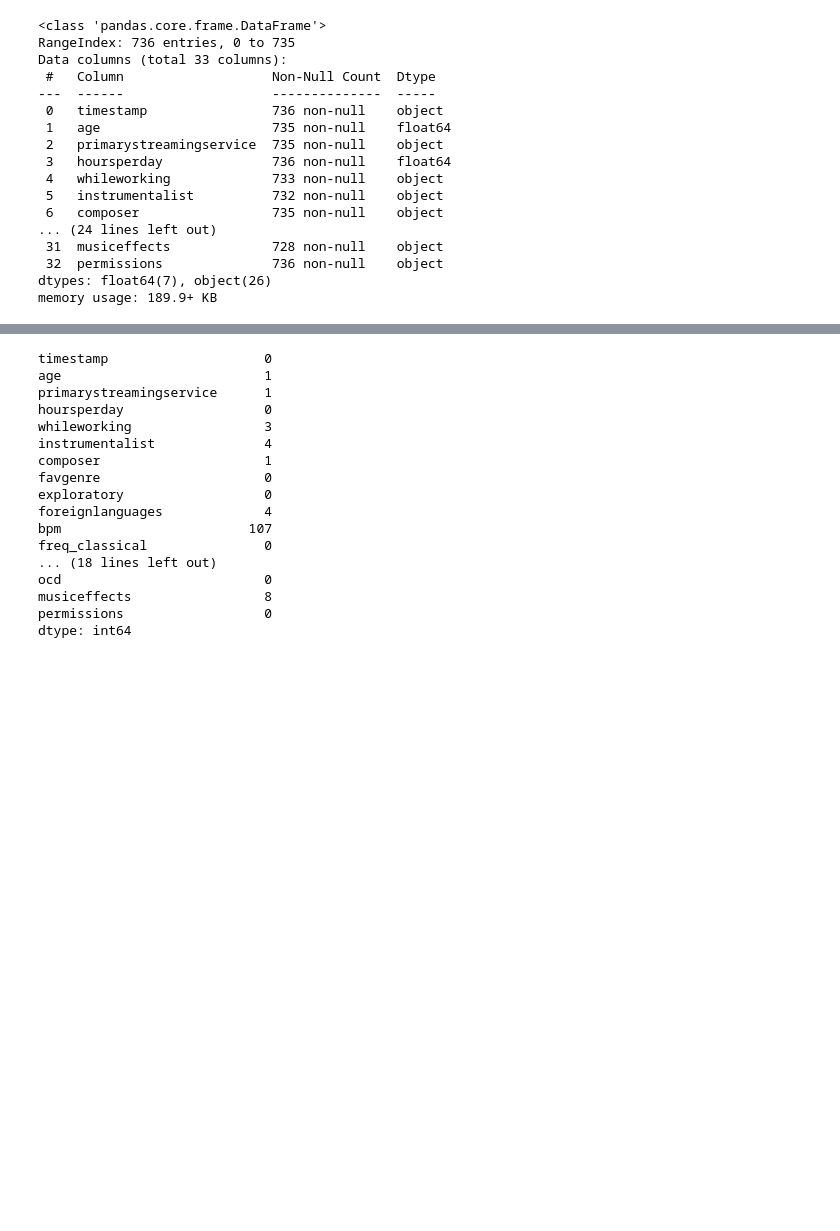
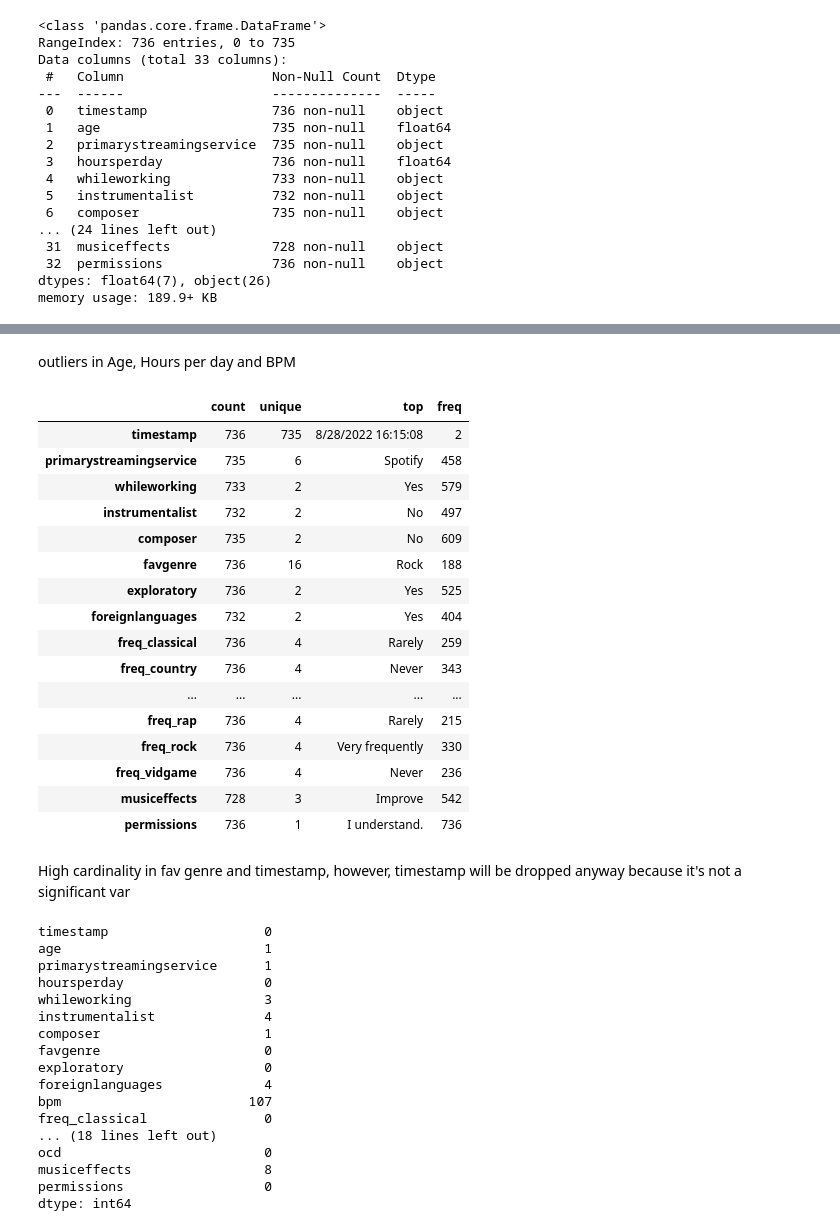
Before and after one commit to andre0422/mxmh_tensorflow, a Jupyter notebook: mxmh.ipynb, the cells around one changed output, grey strips where cells are left out. Saved outputs shown, nothing was run; the diff lists cells and outputs as text; code cells hidden in the pictures; blank space fills up the shorter version.

```diff
--- a/mxmh.ipynb
+++ b/mxmh.ipynb
@@ -61,0 +73,24 @@ memory usage: 189.9+ KB
+# %% [markdown]
+outliers in Age, Hours per day and BPM
+# %%
+df.describe(exclude='number').T
+# %% [output]
+|  | count | unique | top | freq |
+| timestamp | 736 | 735 | 8/28/2022 16:15:08 | 2 |
+| primarystreamingservice | 735 | 6 | Spotify | 458 |
+| whileworking | 733 | 2 | Yes | 579 |
+| instrumentalist | 732 | 2 | No | 497 |
+| composer | 735 | 2 | No | 609 |
+| favgenre | 736 | 16 | Rock | 188 |
+| exploratory | 736 | 2 | Yes | 525 |
+| foreignlanguages | 732 | 2 | Yes | 404 |
+| freq_classical | 736 | 4 | Rarely | 259 |
+| freq_country | 736 | 4 | Never | 343 |
+| ... | ... | ... | ... | ... |
+| freq_rap | 736 | 4 | Rarely | 215 |
+| freq_rock | 736 | 4 | Very frequently | 330 |
+| freq_vidgame | 736 | 4 | Never | 236 |
+| musiceffects | 728 | 3 | Improve | 542 |
+| permissions | 736 | 1 | I understand. | 736 |
+# %% [markdown]
+High cardinality in fav genre and timestamp, however, timestamp will be dropped anyway because it's not a significant var
```
Also changed, not shown: parts of 30 cells of this notebook.
